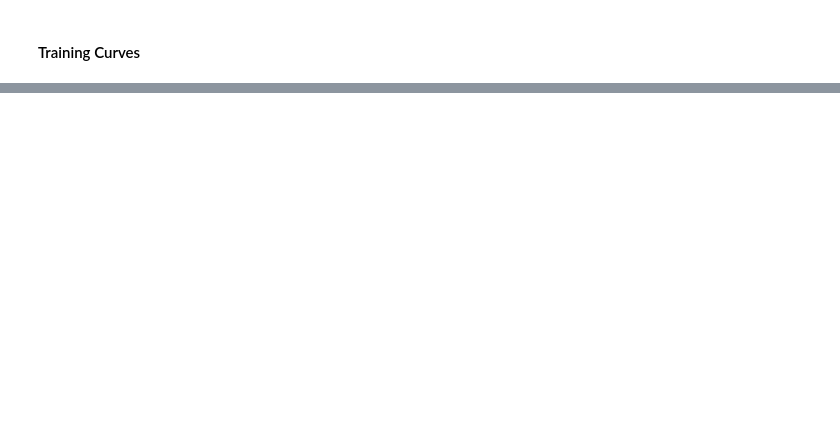
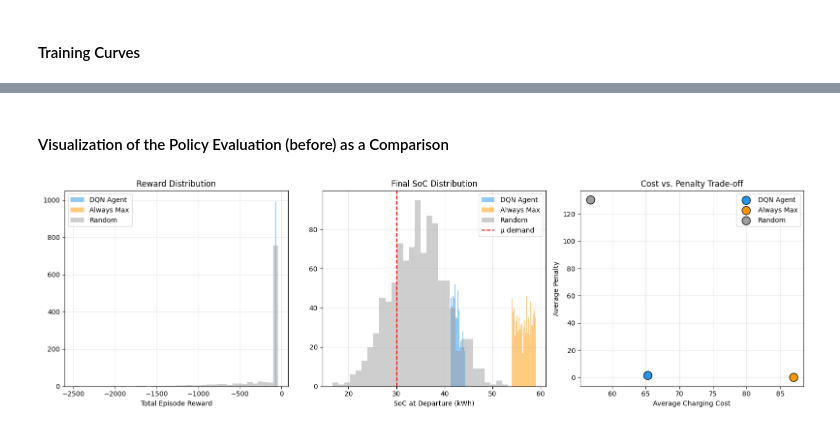
Before and after one commit to timoerc/AAA26-Chicago-Mobility, a Jupyter notebook: notebooks/04_smart_charging_RL.ipynb, the cells around one changed output, grey strips where cells are left out. Saved outputs shown, nothing was run; the diff lists cells and outputs as text; code cells hidden in the pictures; blank space fills up the shorter version.

```diff
--- a/notebooks/04_smart_charging_RL.ipynb
+++ b/notebooks/04_smart_charging_RL.ipynb
@@ -547,0 +751,40 @@ plt.show()
+# %% [markdown]
+#### Visualization of the Policy Evaluation (before) as a Comparison
+# %%
+fig, axes = plt.subplots(1, 3, figsize=(16, 5))
+
+colors = {"DQN Agent": "#2196F3", "Always Max": "#FF9800", "Random": "#9E9E9E"}
+
+# Reward distribution
+for name, res in results.items():
+    axes[0].hist(res["rewards"], bins=40, alpha=0.5, label=name, color=colors[name])
+axes[0].set_title("Reward Distribution")
+axes[0].set_xlabel("Total Episode Reward")
+axes[0].legend()
+axes[0].grid(True, alpha=0.3)
+
+# Final SoC distribution
+for name, res in results.items():
+    axes[1].hist(res["final_soc"], bins=30, alpha=0.5, label=name, color=colors[name])
+axes[1].axvline(x=ENV_CONFIG["demand_mean_kwh"], color="red", linestyle="--", label=f'μ demand')
+axes[1].set_title("Final SoC Distribution")
+axes[1].set_xlabel("SoC at Departure (kWh)")
+axes[1].legend()
+axes[1].grid(True, alpha=0.3)
+
+# Cost vs Penalty trade-off
+for name, res in results.items():
+    axes[2].scatter(
+        res["costs"].mean(), res["penalties"].mean(),
+        s=150, label=name, color=colors[name], edgecolors="black", zorder=3
+    )
+axes[2].set_title("Cost vs. Penalty Trade-off")
+axes[2].set_xlabel("Average Charging Cost")
+axes[2].set_ylabel("Average Penalty")
+axes[2].legend()
+axes[2].grid(True, alpha=0.3)
+
+plt.tight_layout()
+plt.show()
+# %% [output]
+[figure, added]
```
Also changed, not shown: parts of 12 cells of this notebook.
